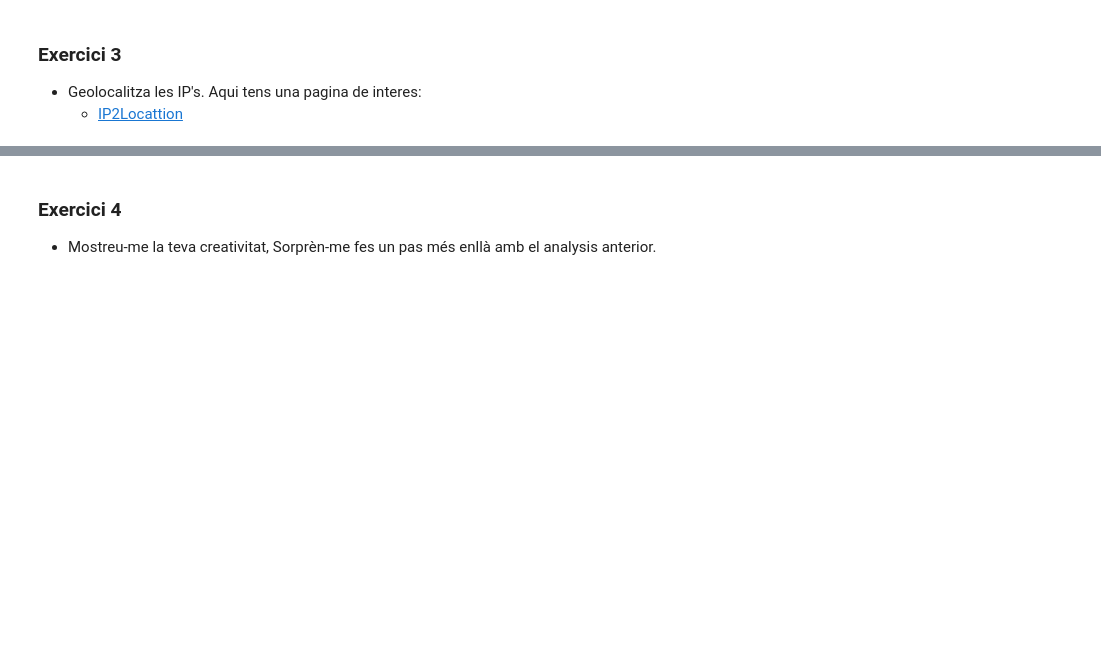
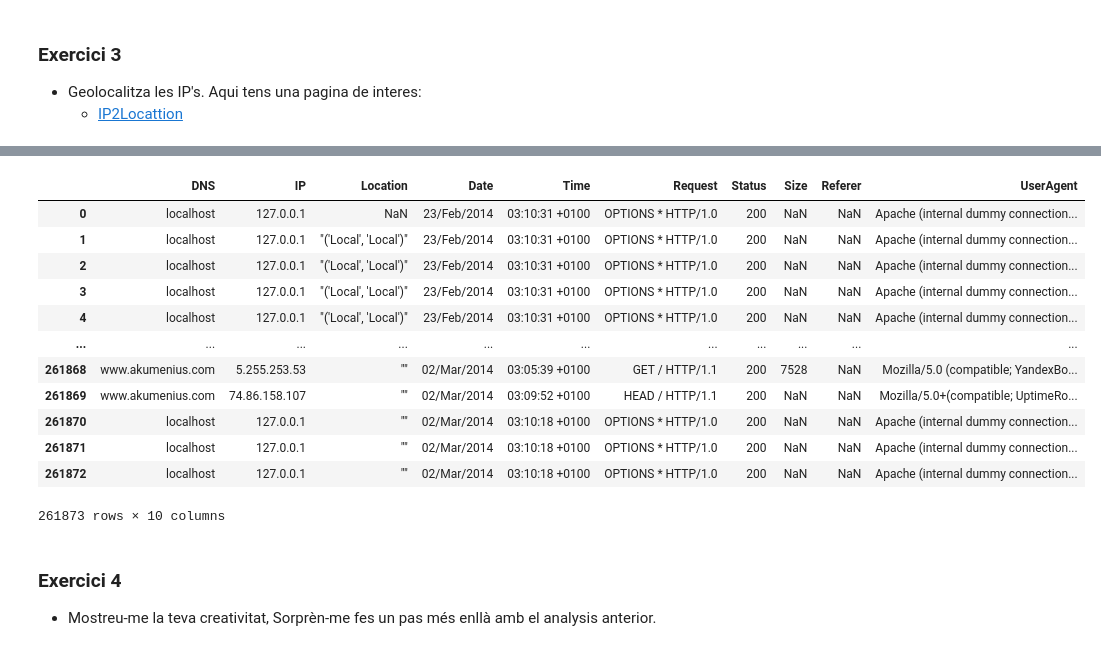
Before and after one commit to jesussantana/web-log-dash, a Jupyter notebook: Tasca_7_Registre_de_Logs.ipynb, the cells around one changed output, grey strips where cells are left out. Saved outputs shown, nothing was run; the diff lists cells and outputs as text; code cells hidden in the pictures; blank space fills up the shorter version.

```diff
--- a/Tasca_7_Registre_de_Logs.ipynb
+++ b/Tasca_7_Registre_de_Logs.ipynb
@@ -229,3 +331,19 @@ Logs_copy.tail()
+# %%
+Logs_copy
+# %% [output]
+|  | DNS | IP | Location | Date | Time | Request | Status | Size | Referer | UserAgent |
+| 0 | localhost | 127.0.0.1 | NaN | 23/Feb/2014 | 03:10:31 +0100 | OPTIONS * HTTP/1.0 | 200 | NaN | NaN | Apache (internal dummy connection... |
+| 1 | localhost | 127.0.0.1 | "('Local', 'Local')" | 23/Feb/2014 | 03:10:31 +0100 | OPTIONS * HTTP/1.0 | 200 | NaN | NaN | Apache (internal dummy connection... |
+| 2 | localhost | 127.0.0.1 | "('Local', 'Local')" | 23/Feb/2014 | 03:10:31 +0100 | OPTIONS * HTTP/1.0 | 200 | NaN | NaN | Apache (internal dummy connection... |
+| 3 | localhost | 127.0.0.1 | "('Local', 'Local')" | 23/Feb/2014 | 03:10:31 +0100 | OPTIONS * HTTP/1.0 | 200 | NaN | NaN | Apache (internal dummy connection... |
+| 4 | localhost | 127.0.0.1 | "('Local', 'Local')" | 23/Feb/2014 | 03:10:31 +0100 | OPTIONS * HTTP/1.0 | 200 | NaN | NaN | Apache (internal dummy connection... |
+| ... | ... | ... | ... | ... | ... | ... | ... | ... | ... | ... |
+| 261868 | www.akumenius.com | 5.255.253.53 | "" | 02/Mar/2014 | 03:05:39 +0100 | GET / HTTP/1.1 | 200 | 7528 | NaN | Mozilla/5.0 (compatible; YandexBo... |
+| 261869 | www.akumenius.com | 74.86.158.107 | "" | 02/Mar/2014 | 03:09:52 +0100 | HEAD / HTTP/1.1 | 200 | NaN | NaN | Mozilla/5.0+(compatible; UptimeRo... |
+| 261870 | localhost | 127.0.0.1 | "" | 02/Mar/2014 | 03:10:18 +0100 | OPTIONS * HTTP/1.0 | 200 | NaN | NaN | Apache (internal dummy connection... |
+| 261871 | localhost | 127.0.0.1 | "" | 02/Mar/2014 | 03:10:18 +0100 | OPTIONS * HTTP/1.0 | 200 | NaN | NaN | Apache (internal dummy connection... |
+| 261872 | localhost | 127.0.0.1 | "" | 02/Mar/2014 | 03:10:18 +0100 | OPTIONS * HTTP/1.0 | 200 | NaN | NaN | Apache (internal dummy connection... |
+261873 rows × 10 columns
 # %% [markdown]
 ###  Exercici 4
 - Mostreu-me la teva creativitat, Sorprèn-me fes un pas més enllà amb el analysis anterior.
```
Also changed, not shown: parts of 46 cells of this notebook, 1 other file.
